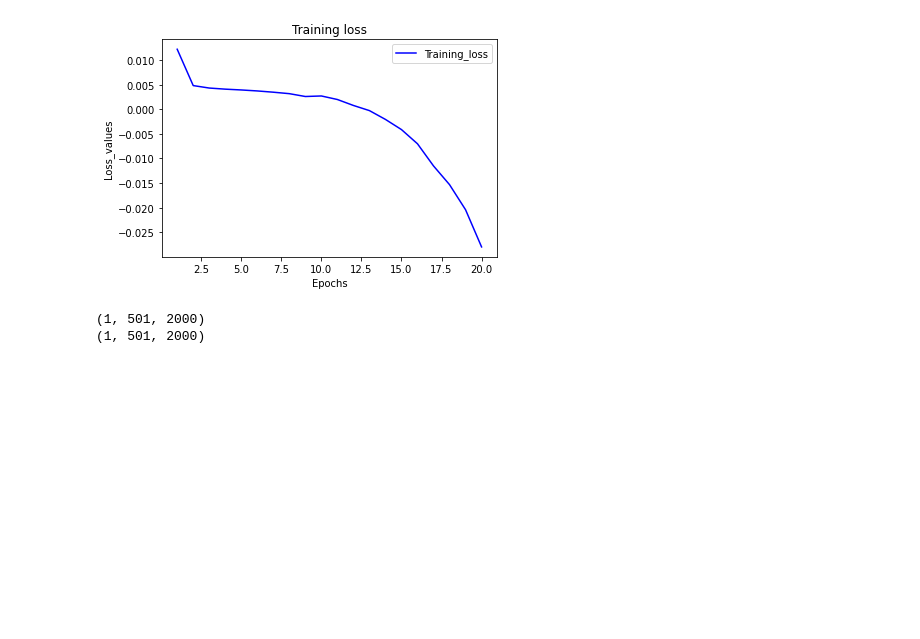
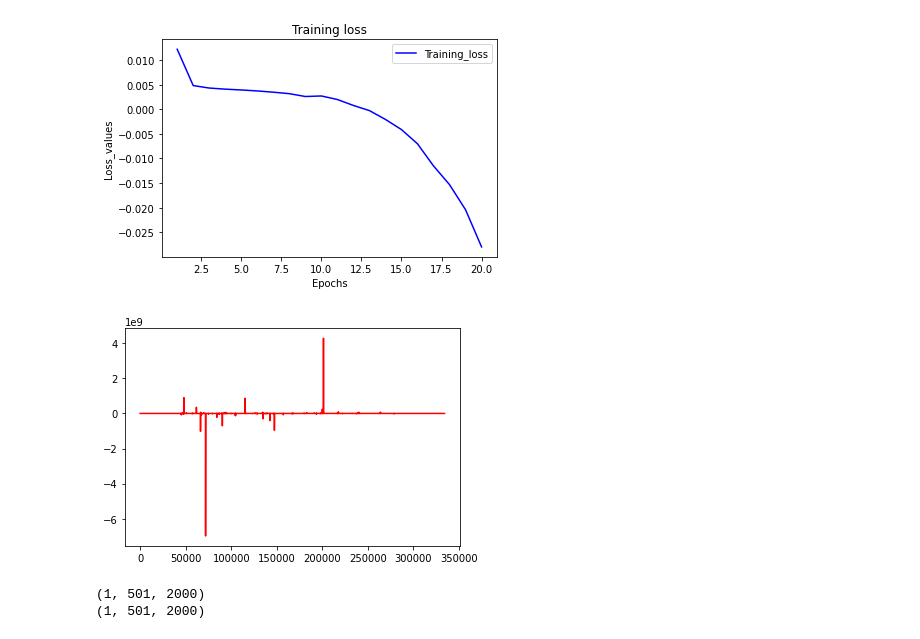
Before and after one commit to CamilleGreen5/Deep_Learning_with_Python, a Jupyter notebook: Noise_speech_reduction.ipynb, the cells around one changed output. Drawn from its saved outputs; the diff is of its cells as text; code cells hidden in the pictures; blank space fills up the shorter version.

```diff
--- a/Noise_speech_reduction.ipynb
+++ b/Noise_speech_reduction.ipynb
@@ -98,9 +105,11 @@ def load_and_convert_data_with_label(train_mp3_data):
         pad_length = 2000 - np.shape(sample_abs_stft)[1]
         sample_abs_stft = np.pad(sample_abs_stft, ((0,0), (0, pad_length)))
 
-        label_abs_stft = np.where(abs(sample_abs_stft-original_abs_stft) > sample_abs_stft/2, 0, 1)
+        # label_abs_stft = np.where(np.sqrt(sample_abs_stft**2-original_abs_stft**2)>sample_abs_stft/2, 0, 1)
+        # label_abs_stft = (original_abs_stft**2)/(sample_abs_stft**2)
+        # print(max(label_abs_stft))
 
-        labels.append(label_abs_stft)
+        labels.append(original_abs_stft)
         samples.append(sample_abs_stft)
         i+=1
 
@@ -111,9 +120,9 @@ def load_and_convert_data_with_label(train_mp3_data):
 nb_epoch = 5
 
 train_loss = []
-train_acc = []
+train_mae = []
 val_loss = []
-val_acc = []
+val_mae = []
 
 model = build_model()
 
@@ -122,7 +131,7 @@ for k in range(0, len(list_mp3_files)//200):
     train_mp3_data = list_mp3_files[k*200:(k+1)*200]
 
     print("\n CONVERTING DATA \n")
-    samples, labels = load_and_convert_data_with_label(train_mp3_data)
+    samples, labels, x,y  = load_and_convert_data_with_label(train_mp3_data)
     # print(np.shape(samples))
 
     print("\n RESHAPING DATA \n")
@@ -132,12 +141,12 @@ for k in range(0, len(list_mp3_files)//200):
     history_part = model.fit( samples, labels, epochs=50, batch_size=2000, validation_split=0.15, shuffle=True)
 
     history_dict_part = history_part.history
-    train_acc_values_part = history_dict_part['acc']
+    train_mae_values_part = history_dict_part['mae']
     train_loss_values_part = history_dict_part['loss']
-    val_acc_values_part = history_dict_part['val_acc']
+    val_mae_values_part = history_dict_part['val_mae']
     val_loss_values_part = history_dict_part['val_loss']
 
     train_loss.append(train_loss_values_part)
-    train_acc.append(train_acc_values_part)
+    train_mae.append(train_mae_values_part)
     val_loss.append(val_loss_values_part)
-    val_acc.append(val_acc_values_part)
+    val_mae.append(val_mae_values_part)
@@ -255,55 +283,70 @@ array_sound_wav = np.array(wav_sound, np.float64)
 # %%
 for i, path_to_mp3_file in enumerate(list_mp3_files[1:2]):
 
     # load mp3 sound to array
     loaded_sound = AudioSegment.from_mp3(path_to_mp3_file)
     array_sound = np.array(loaded_sound.get_array_of_samples(), np.float64)
 
     # normalize array
     mean = np.mean(array_sound, axis=0)
     std = np.std(array_sound)
     array_sound -= mean
     array_sound /= std
 
     # add random noise
     max_1 = max(array_sound)
     noise = np.random.normal(0, 0.75, len(array_sound))
     array_sound_noisy = np.add(noise, array_sound)
     max_2 = max(array_sound_noisy)
     array_sound_noisy *= max_1/max_2
 
-    # save original to wav
-    array_sound_noisy_to_save = array_sound_noisy * std
-    array_sound_noisy_to_save += mean
-    array_sound_noisy_to_save = np.array(array_sound_noisy_to_save, np.int16)
-    path_to_wav_file = './noised/noised_sound0.wav'
-    write(path_to_wav_file, 48000, array_sound_noisy_to_save)
+    # # save original to wav
+    # array_sound_noisy_to_save = array_sound_noisy * std
+    # array_sound_noisy_to_save += mean
+    # array_sound_noisy_to_save = np.array(array_sound_noisy_to_save, np.int16)
+    # path_to_wav_file = './noised/noised_sound0.wav'
+    # write(path_to_wav_file, 48000, array_sound_noisy_to_save)
+
+    # denoised = np.where(np.sqrt(array_sound_noisy**2-array_sound**2)>array_sound_noisy/3, 0, array_sound_noisy)
+    # mask = np.where(0<=(array_sound**2)/(noise**2),(array_sound**2)/(noise**2), 0)
+    # mask = np.where(mask<1,mask, 1)
+    mask = (array_sound**2)/(noise**2)
+
+    denoised = array_sound_noisy * mask
 
     # plot original and noisy
-    plt.plot([i for i  in range(len(array_sound))], array_sound_noisy, 'r')
-    plt.plot([i for i  in range(len(array_sound))], array_sound, 'b')
+    # plt.plot([i for i  in range(len(noise))], noise, 'r')
+    # plt.plot([i for i  in range(len(array_sound))], array_sound, 'b')
+    # plt.plot([50000+i for i  in range(1000)], mask[50000:51000], 'r')
+    plt.plot([i for i  in range(len(denoised))], denoised, 'r')
     plt.show()
 
-    # convert sound to to F_T_space
-    f, t, array_stft = stft(array_sound_noisy, fs=48000, nperseg=1000)
-    array_abs_stft = np.abs(array_stft)
+    # save reconverted sound to wav
+    path_to_wav_file = './denoised/denoised_sound0.wav'
+    write(path_to_wav_file, 48000, denoised)
 
-    plt.pcolormesh(t, f, array_abs_stft)
-    plt.title('STFT Magnitude')
-    plt.ylabel('Frequency [Hz]')
-    plt.xlabel('Time [sec]')
-    plt.show()
+    # # convert sound to to F_T_space
+    # f, t, array_stft = stft(array_sound_noisy, fs=48000, nperseg=1000)
+    # array_abs_stft = np.abs(array_stft)
 
-    # convert back to sound from F_T_space
-    t, desnoised_array_sound = istft(array_stft, fs=48000, nperseg=1000)
-    desnoised_array_sound = np.array(desnoised_array_sound)
-    desnoised_array_sound *= std
-    desnoised_array_sound += mean
-    desnoised_array_sound = np.array(desnoised_array_sound, np.int16)
+    # plt.pcolormesh(t, f, array_abs_stft)
+    # plt.title('STFT Magnitude')
+    # plt.ylabel('Frequency [Hz]')
+    # plt.xlabel('Time [sec]')
+    # plt.show()
 
-    # save reconverted sound to wav
-    path_to_wav_file = './denoised/denoised_sound' + str(i) + '.wav'
-    write(path_to_wav_file, 48000, desnoised_array_sound)
+    # # convert back to sound from F_T_space
+    # t, desnoised_array_sound = istft(array_stft, fs=48000, nperseg=1000)
+    # desnoised_array_sound = np.array(desnoised_array_sound)
+    # desnoised_array_sound *= std
+    # desnoised_array_sound += mean
+    # desnoised_array_sound = np.array(desnoised_array_sound, np.int16)
+
+    # # save reconverted sound to wav
+    # path_to_wav_file = './denoised/denoised_sound' + str(i) + '.wav'
+    # write(path_to_wav_file, 48000, desnoised_array_sound)
+# %% [output]
+[figure, added]
 # %%
 for path_to_mp3_file in tqdm(train_mp3_data):
     # print(i)
```
Also changed, not shown: parts of 6 cells of this notebook.
